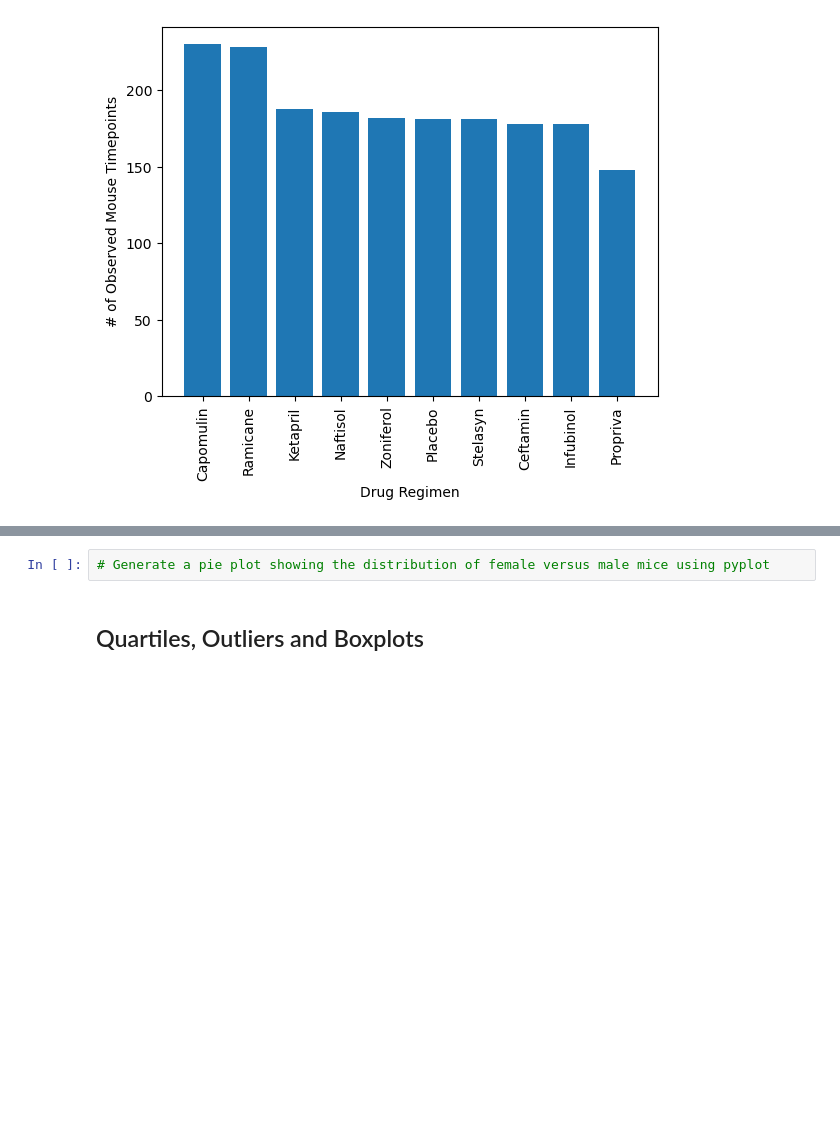
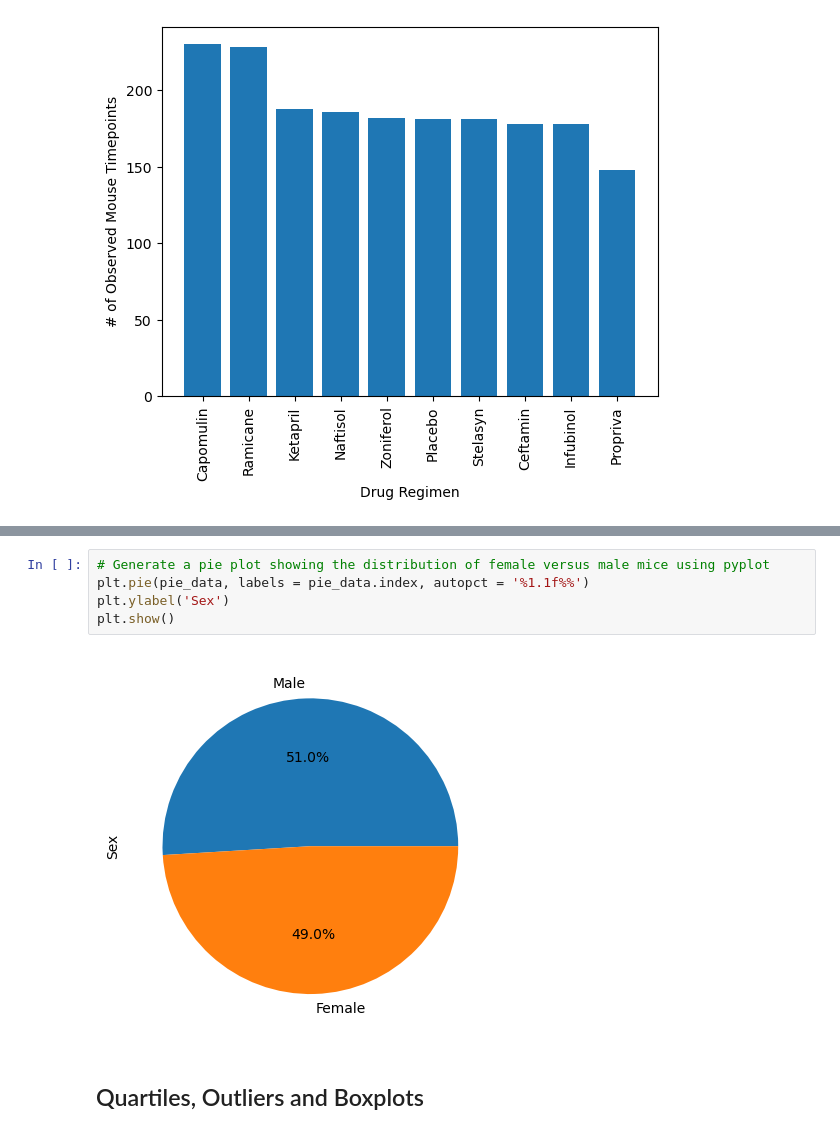
Before and after one commit to mwmosca/data-visualization-challenge, a Jupyter notebook: pymaceuticals_MM.ipynb, the cells around one changed output, grey strips where cells are left out. Drawn from its saved outputs; the diff is of its cells as text; blank space fills up the shorter version.

```diff
--- a/pymaceuticals_MM.ipynb
+++ b/pymaceuticals_MM.ipynb
@@ -150,5 +155,10 @@ plt.show()
 # %%
 # Generate a pie plot showing the distribution of female versus male mice using pyplot
+plt.pie(pie_data, labels = pie_data.index, autopct = '%1.1f%%')
+plt.ylabel('Sex')
+plt.show()
+# %% [output]
+[figure, added]
 # %% [markdown]
 ## Quartiles, Outliers and Boxplots
 # %%
```
Also changed, not shown: parts of 3 cells of this notebook.
